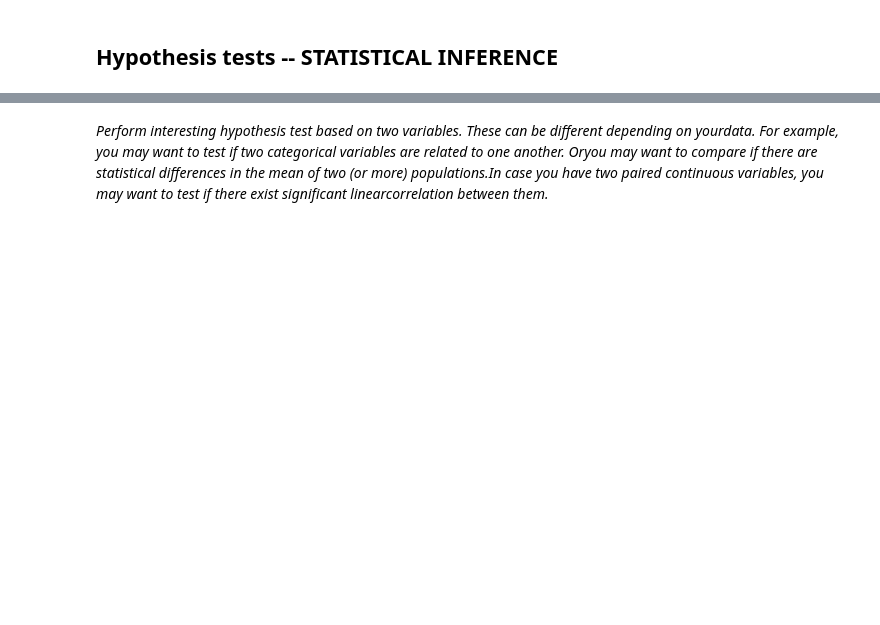
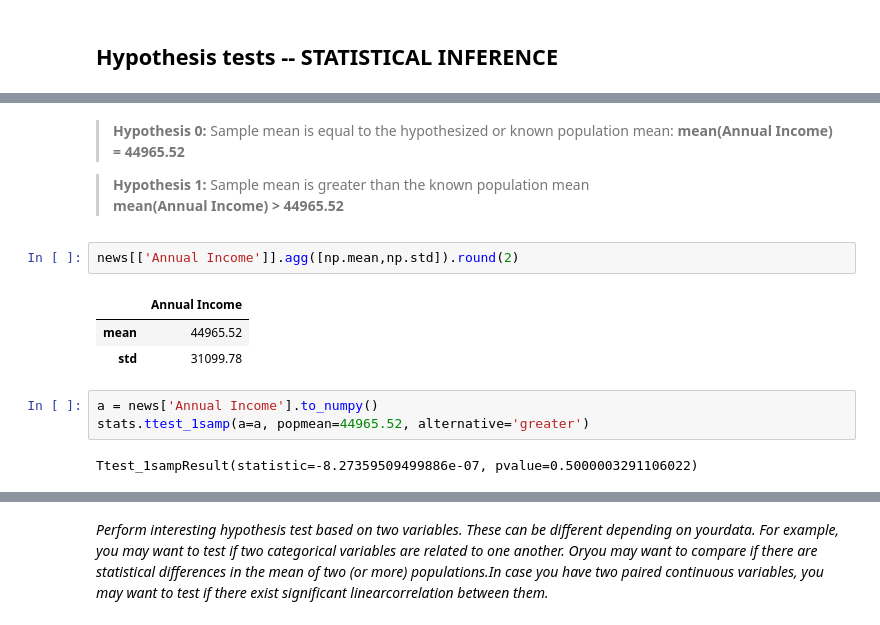
Before and after one commit to emilienaples/people_news_trust, a Jupyter notebook: people_news.ipynb, the cells around one changed output, grey strips where cells are left out. Saved outputs shown, nothing was run; the diff lists cells and outputs as text; blank space fills up the shorter version.

```diff
--- a/people_news.ipynb
+++ b/people_news.ipynb
@@ -612,0 +655,18 @@ for col in cols:
+# %% [markdown]
+> **Hypothesis 0:** Sample mean is equal to the hypothesized or known population mean: **mean(Annual Income) = 44965.52**
+
+
+
+> **Hypothesis 1:** Sample mean is greater than the known population mean
+**mean(Annual Income) > 44965.52**
+# %%
+news[['Annual Income']].agg([np.mean,np.std]).round(2)
+# %% [output]
+|  | Annual Income |
+| mean | 44965.52 |
+| std | 31099.78 |
+# %%
+a = news['Annual Income'].to_numpy()
+stats.ttest_1samp(a=a, popmean=44965.52, alternative='greater')
+# %% [output]
+Ttest_1sampResult(statistic=-8.27359509499886e-07, pvalue=0.5000003291106022)
```
Also changed, not shown: parts of 59 cells of this notebook.
